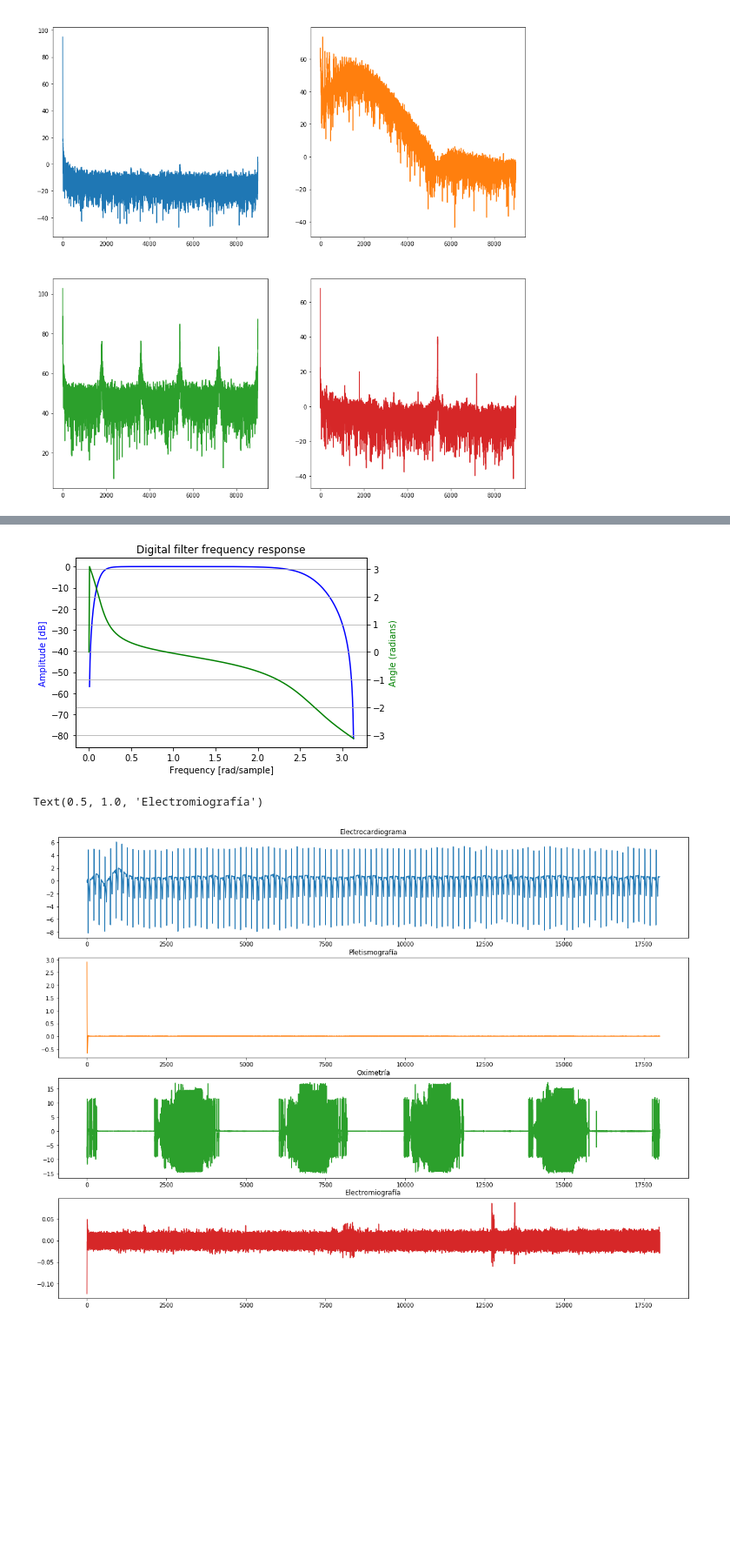
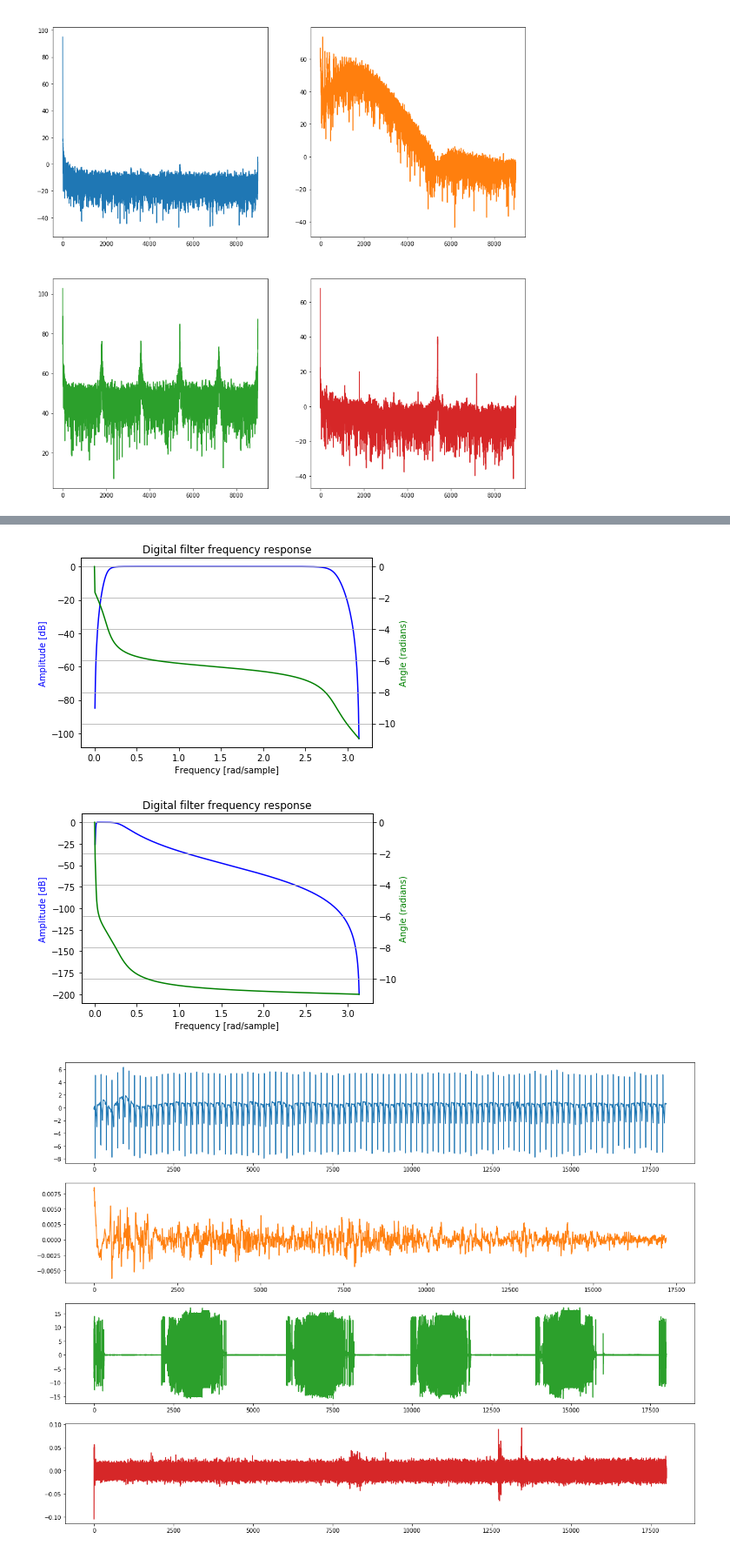
Before and after one commit to Qweryedu/MCIB-19-P-Edu, a Jupyter notebook: src/prac2.ipynb, the cells around one changed output, grey strips where cells are left out. Shown at 87% size. Cells and saved outputs as stored; diff of their text form; code cells hidden in the pictures; blank space fills up the shorter version.

Commit message:
Prom movil
Se incluye el promedio movil. Solo falta definir cada filtro por separado para las señales

```diff
--- a/src/prac2.ipynb
+++ b/src/prac2.ipynb
@@ -268,22 +276,23 @@ Para todas las gráficas se tienen que quitar las bajas frecuencias
 # %%
 # Punto número dos de la actividad dos
 #Se va a filtrar el Oxi, Pletis, EMG y EKG con un filtro Butter pasa altas y pasa banda, orden 3
-b1, a1 = butterbp(0.1, 30, 200, 2) #Este filtro se va a usar para el EKG
-b2, a2 = butterbp(5, 80, 200, 2) #Para el resto de las señales
+b1, a1 = butterbp(0.1, 30, 200, 3) #Este filtro se va a usar para el EKG
+b2, a2 = butterbp(5,90,200, 3) #Para el resto de las señales
+b3, a3 = butterbp(0.5,10,200, 3)
 
 EKG1 = signal.lfilter(b1,a1,EKG)
-PLET1 = signal.lfilter(b2, a2, PL)
+PLET1 = signal.lfilter(b3, a3, PL)
 OXI1 = signal.lfilter(b2, a2, OX)
 EMG1 = signal.lfilter(b2, a2, EMG)
 
 # graficamos las señales filtradas
 fig, axs = plt.subplots (4, 1, figsize = (20,15))
 axs[0].plot(EKG1)
-axs[0].set_title('Electrocardiograma')
-axs[1].plot(PLET1[1:] , 'tab:orange')
-axs[1].set_title('Pletismografía')
+axs[0].set_title('Electrocardiograma').set_color(color='white')
+axs[1].plot(PLET1[800:] , 'tab:orange')
+axs[1].set_title('Pletismografía').set_color(color='white')
 axs[2].plot(OXI1, 'tab:green')
-axs[2].set_title('Oximetría')
+axs[2].set_title('Oximetría').set_color(color='white')
 axs[3].plot(EMG1[1:], 'tab:red')
-axs[3].set_title('Electromiografía')
+axs[3].set_title('Electromiografía').set_color(color='white')
 # %% [output]
@@ -291,5 +300,5 @@ axs[3].set_title('Electromiografía')
-[figure, old version]
+[figure, new version]
-Text(0.5, 1.0, 'Electromiografía')
-[figure, old version]
+[figure, new version]
+[figure, added]
 # %%
 help(signal.lfilter)
```
Also changed, not shown: parts of 6 cells of this notebook, 2 other files.
